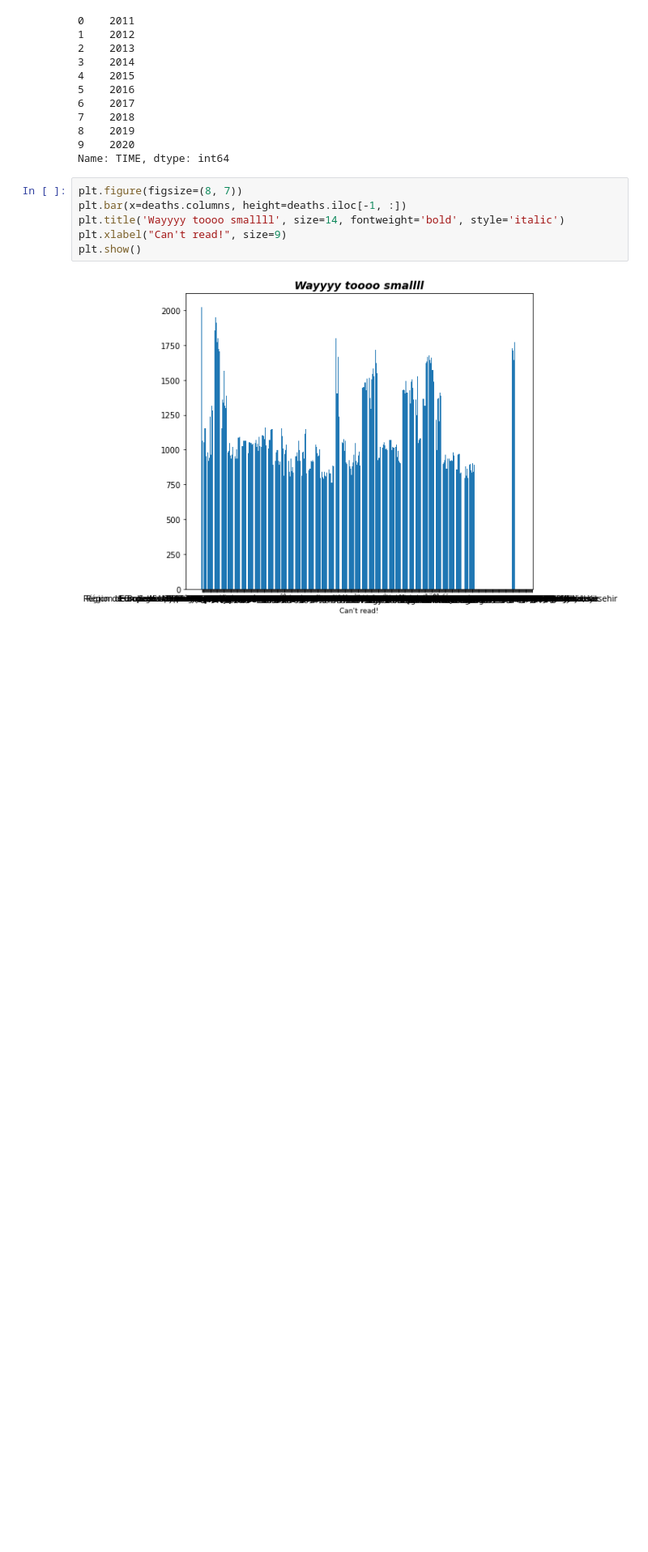
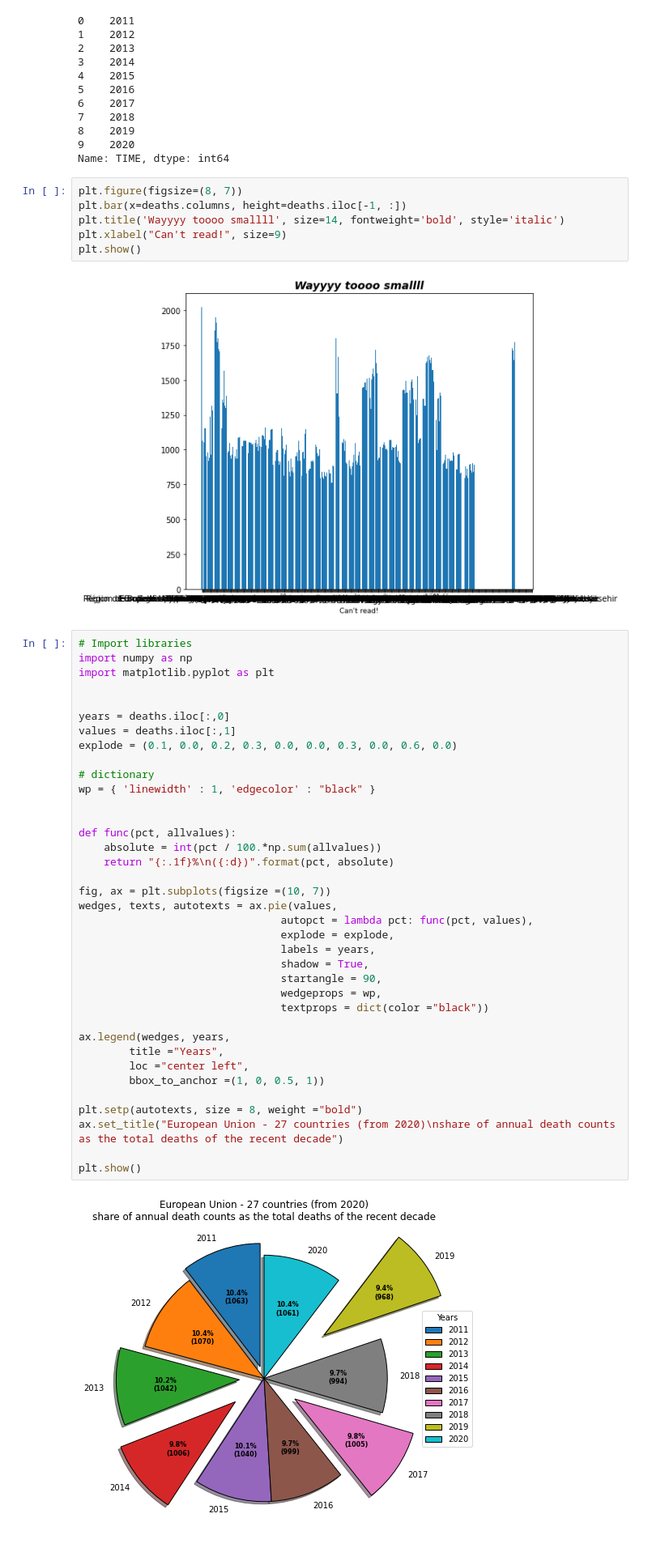
Before and after one commit to MarkusStefan/Data_Analytics, a Jupyter notebook: Exercise1/Outlier_Analysis_Vizz.ipynb, the cells around one changed output. Shown at 81% size. Saved outputs shown, nothing was run; the diff lists cells and outputs as text; blank space fills up the shorter version.

```diff
--- a/Exercise1/Outlier_Analysis_Vizz.ipynb
+++ b/Exercise1/Outlier_Analysis_Vizz.ipynb
@@ -242,6 +244,45 @@ plt.xlabel("Can't read!", size=9)
 plt.show()
 # %% [output]
 [figure]
+# %%
+# Import libraries
+import numpy as np
+import matplotlib.pyplot as plt
+
+
+years = deaths.iloc[:,0]
+values = deaths.iloc[:,1]
+explode = (0.1, 0.0, 0.2, 0.3, 0.0, 0.0, 0.3, 0.0, 0.6, 0.0)
+
+# dictionary
+wp = { 'linewidth' : 1, 'edgecolor' : "black" }
+
+
+def func(pct, allvalues):
+	absolute = int(pct / 100.*np.sum(allvalues))
+	return "{:.1f}%\n({:d})".format(pct, absolute)
+
+fig, ax = plt.subplots(figsize =(10, 7))
+wedges, texts, autotexts = ax.pie(values,
+								autopct = lambda pct: func(pct, values),
+								explode = explode,
+								labels = years,
+								shadow = True,
+								startangle = 90,
+								wedgeprops = wp,
+								textprops = dict(color ="black"))
+
+ax.legend(wedges, years,
+		title ="Years",
+		loc ="center left",
+		bbox_to_anchor =(1, 0, 0.5, 1))
+
+plt.setp(autotexts, size = 8, weight ="bold")
+ax.set_title("European Union - 27 countries (from 2020)\nshare of annual death counts as the total deaths of the recent decade")
+
+plt.show()
+# %% [output]
+[figure, added]
 # %%
 try:
   date = pd.to_datetime(deaths.pop('TIME'))
```
Also changed, not shown: parts of 2 cells of this notebook.
